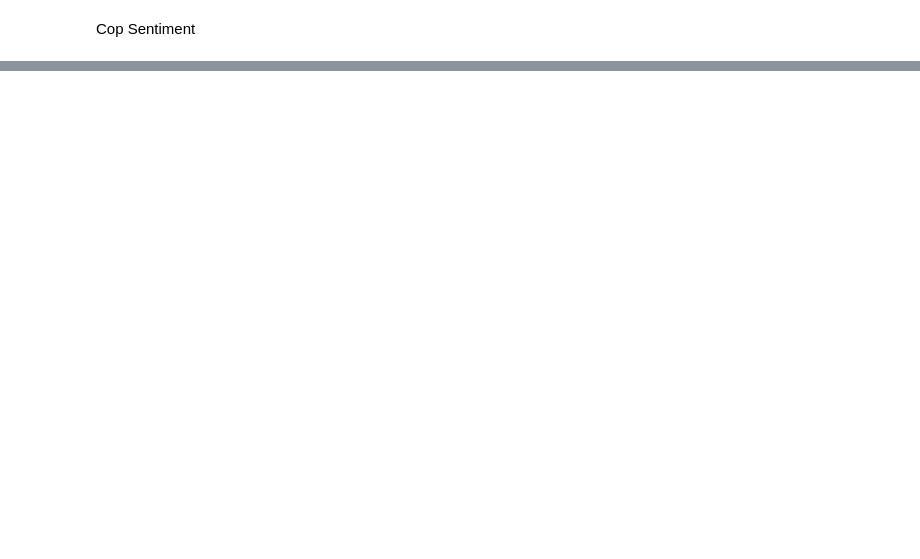
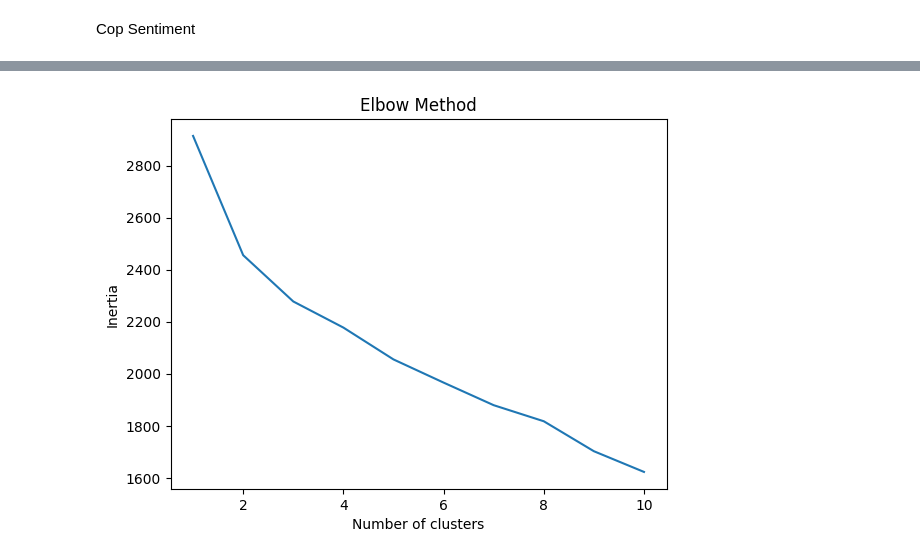
Before and after one commit to SamTGoodson/citycouncil_tweets, a Jupyter notebook: notebooks/new_cluster_analysis.ipynb, the cells around one changed output, grey strips where cells are left out. Drawn from its saved outputs; the diff is of its cells as text; code cells hidden in the pictures; blank space fills up the shorter version.

```diff
--- a/notebooks/new_cluster_analysis.ipynb
+++ b/notebooks/new_cluster_analysis.ipynb
@@ -184,0 +301,30 @@ ct_centiment
+# %%
+all_topics = None
+for df,name in zip(for_tfidf,for_tfidf_names):
+    features = tf_idf_pca_topic(df,name)
+    if all_topics is None:
+        all_topics = features
+    else:
+        all_topics = all_topics.merge(features, on='twitter_name', how='outer')
+# %%
+all_topics.fillna(0, inplace=True)
+# %%
+all_members = all_members.merge(all_topics, on='twitter_name', how='outer')
+# %%
+scaler = StandardScaler()
+features = all_members.drop(columns='twitter_name')
+scaled_features = scaler.fit_transform(features)
+# %%
+# elbow method to find the optimal number of clusters
+inertia = []
+for i in range(1, 11):
+    kmeans = KMeans(n_clusters=i, random_state=42)
+    kmeans.fit(scaled_features)
+    inertia.append(kmeans.inertia_)
+plt.plot(range(1, 11), inertia)
+plt.title('Elbow Method')
+plt.xlabel('Number of clusters')
+plt.ylabel('Inertia')
+plt.show()
+# %% [output]
+[figure, added]
```
Also changed, not shown: parts of 31 cells of this notebook.
